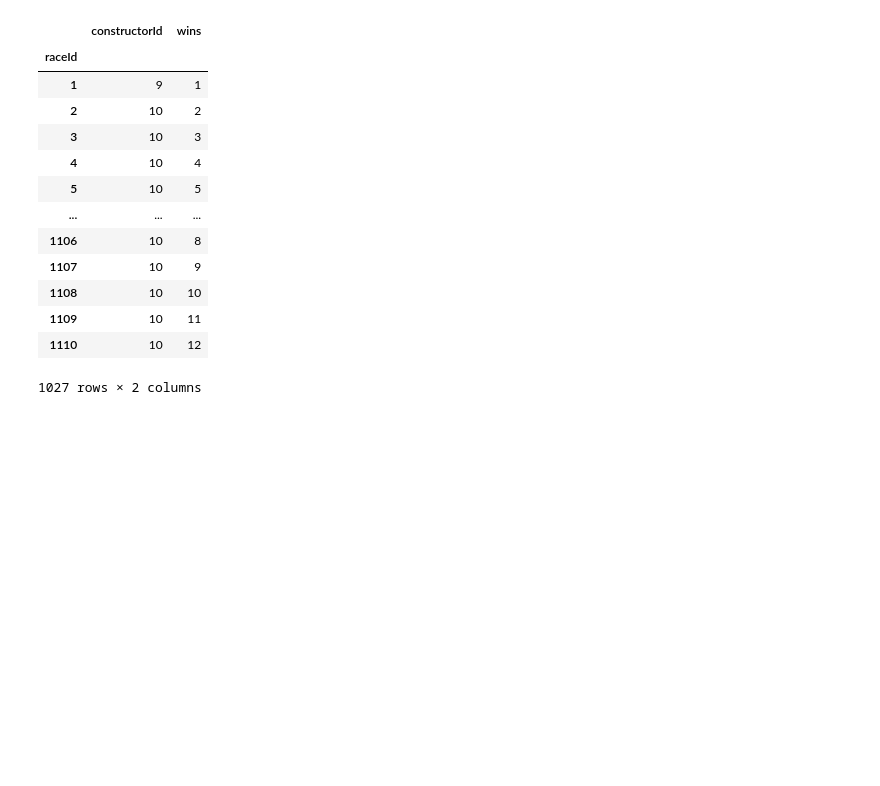
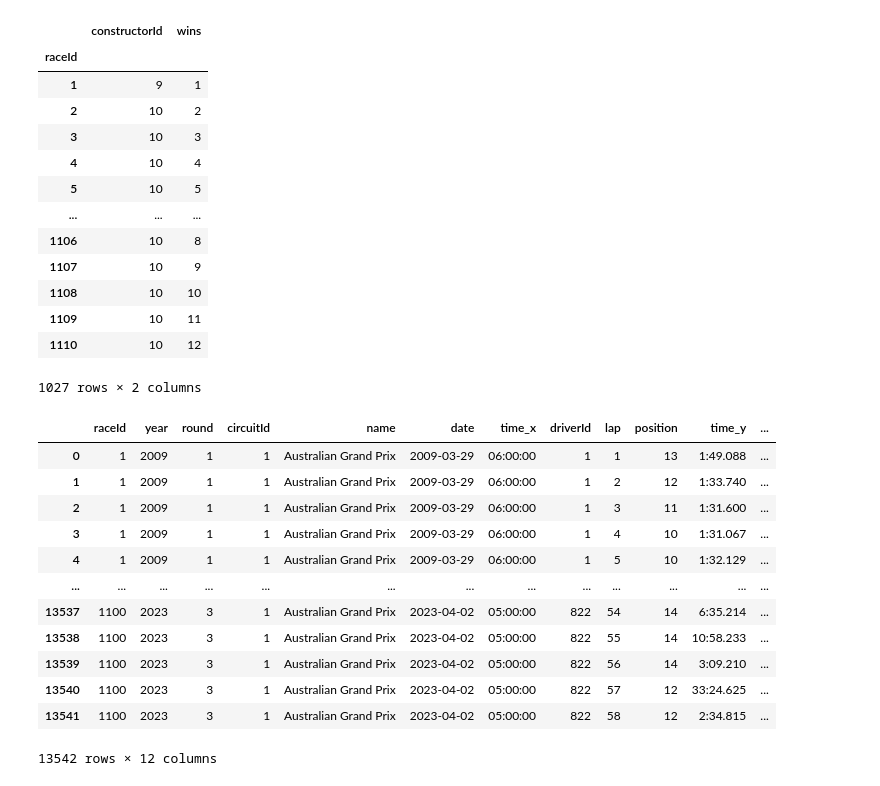
Before and after one commit to n8taylor/cs5830_final_project, a Jupyter notebook: finalProject.ipynb, the cells around one changed output. Cells and saved outputs as stored; diff of their text form; code cells hidden in the pictures; blank space fills up the shorter version.

Commit message:
Got the circuit and lap time data merged

```diff
--- a/finalProject.ipynb
+++ b/finalProject.ipynb
@@ -239,0 +242,23 @@ constructor_standings.groupby('raceId').agg({'constructorId': 'count', 'wins': '
+# %%
+australian_circuit = races.loc[races['circuitId'] == 1]
+australian_circuit = australian_circuit[australian_circuit.year >= 2008]
+australian_circuit.drop(['url', 'fp1_date','fp1_time', 'fp2_date', 'fp2_time', 'fp3_date', 'fp3_time', 'quali_date', 'quali_time', 'sprint_date', 'sprint_time'], axis=1,  inplace=True)
+
+lap_times = pd.read_csv('lap_times.csv')
+
+merged_australian_circuit =  pd.merge(australian_circuit, lap_times, on='raceId')
+display(merged_australian_circuit)
+# %% [output]
+|  | raceId | year | round | circuitId | name | date | time_x | driverId | lap | position | time_y | ... |
+| 0 | 1 | 2009 | 1 | 1 | Australian Grand Prix | 2009-03-29 | 06:00:00 | 1 | 1 | 13 | 1:49.088 | ... |
+| 1 | 1 | 2009 | 1 | 1 | Australian Grand Prix | 2009-03-29 | 06:00:00 | 1 | 2 | 12 | 1:33.740 | ... |
+| 2 | 1 | 2009 | 1 | 1 | Australian Grand Prix | 2009-03-29 | 06:00:00 | 1 | 3 | 11 | 1:31.600 | ... |
+| 3 | 1 | 2009 | 1 | 1 | Australian Grand Prix | 2009-03-29 | 06:00:00 | 1 | 4 | 10 | 1:31.067 | ... |
+| 4 | 1 | 2009 | 1 | 1 | Australian Grand Prix | 2009-03-29 | 06:00:00 | 1 | 5 | 10 | 1:32.129 | ... |
+| ... | ... | ... | ... | ... | ... | ... | ... | ... | ... | ... | ... | ... |
+| 13537 | 1100 | 2023 | 3 | 1 | Australian Grand Prix | 2023-04-02 | 05:00:00 | 822 | 54 | 14 | 6:35.214 | ... |
+| 13538 | 1100 | 2023 | 3 | 1 | Australian Grand Prix | 2023-04-02 | 05:00:00 | 822 | 55 | 14 | 10:58.233 | ... |
+| 13539 | 1100 | 2023 | 3 | 1 | Australian Grand Prix | 2023-04-02 | 05:00:00 | 822 | 56 | 14 | 3:09.210 | ... |
+| 13540 | 1100 | 2023 | 3 | 1 | Australian Grand Prix | 2023-04-02 | 05:00:00 | 822 | 57 | 12 | 33:24.625 | ... |
+| 13541 | 1100 | 2023 | 3 | 1 | Australian Grand Prix | 2023-04-02 | 05:00:00 | 822 | 58 | 12 | 2:34.815 | ... |
+13542 rows × 12 columns
```
Also changed, not shown: parts of 12 cells of this notebook.
